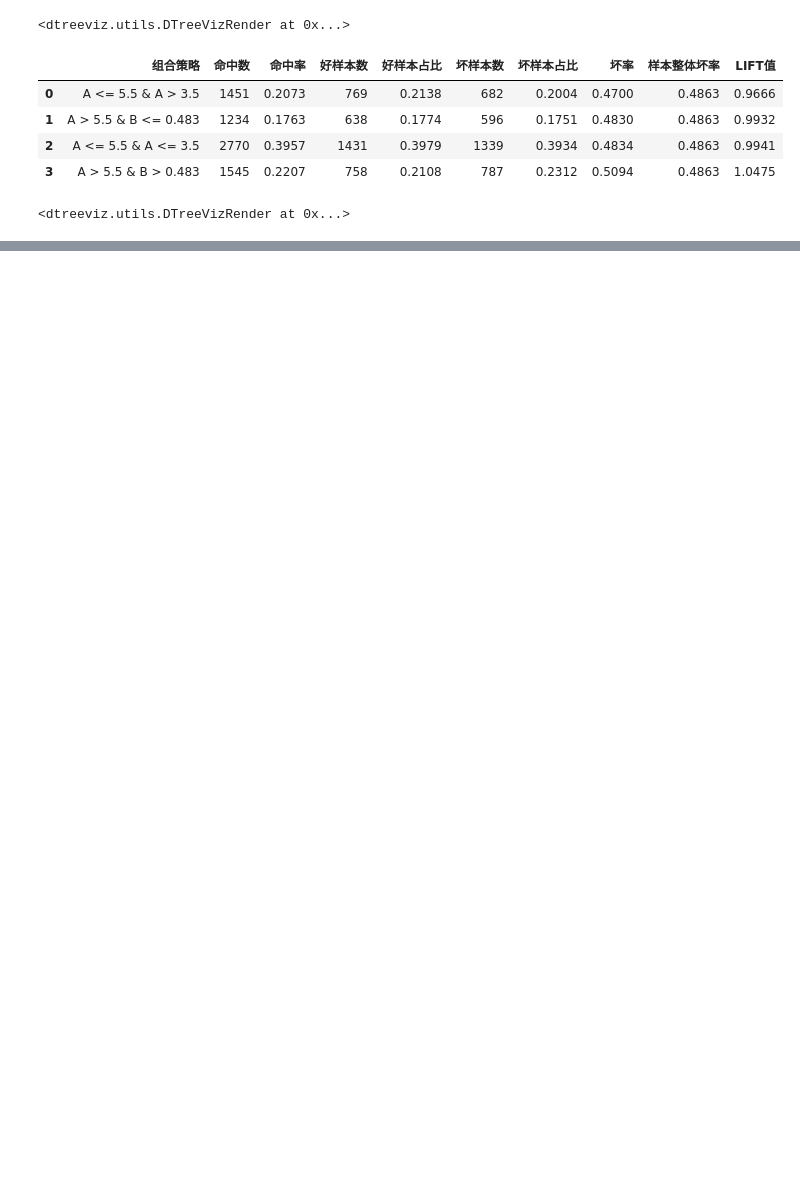
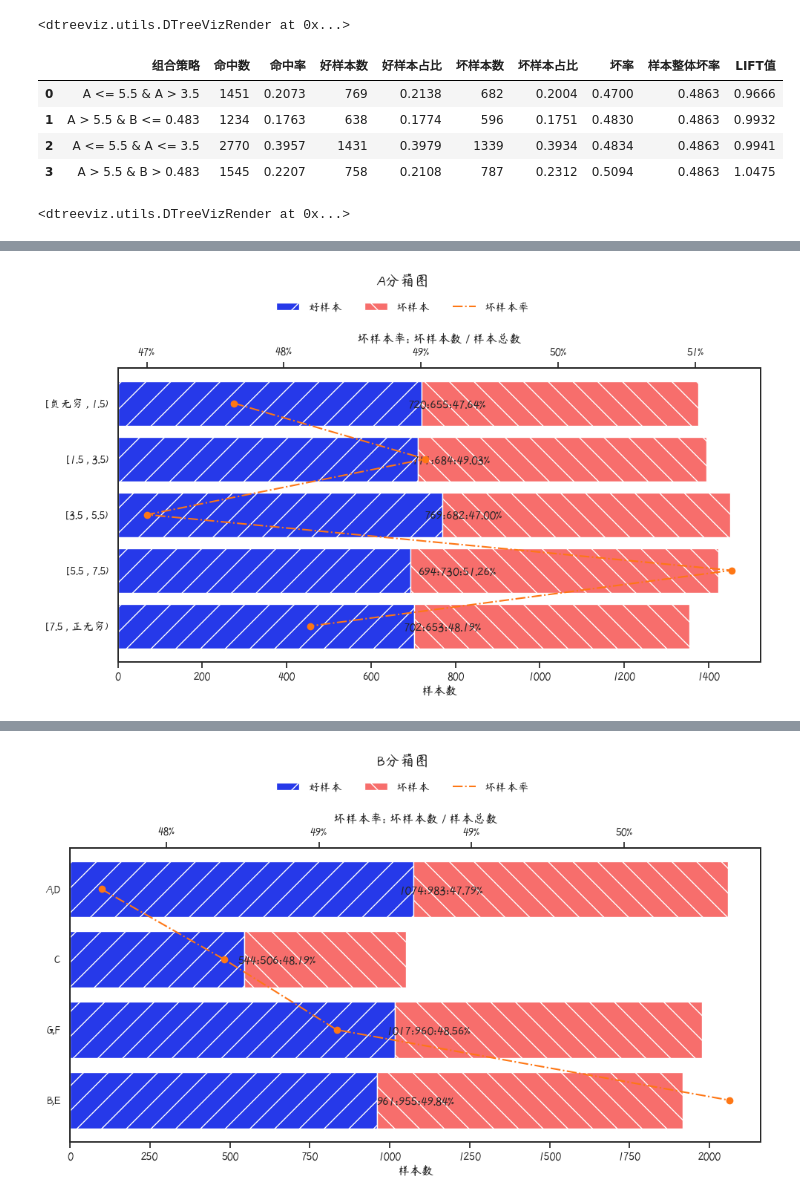
Before and after one commit to itlubber/pdtr, a Jupyter notebook: examples/pdtr_samplts.ipynb, the cells around one changed output, grey strips where cells are left out. Saved outputs shown, nothing was run; the diff lists cells and outputs as text; code cells hidden in the pictures; blank space fills up the shorter version.

```diff
--- a/examples/pdtr_samplts.ipynb
+++ b/examples/pdtr_samplts.ipynb
@@ -86,18 +88,14 @@ all_rules[1]
 | 10 | A <= 5.5 & A <= 3.5 | 1162 | 0.3873 | 591 | 0.3838 | 571 | 0.3911 | 0.4914 | 0.4867 | 1.0097 |
 | 11 | A > 5.5 & B > 0.483 | 725 | 0.2417 | 382 | 0.2481 | 343 | 0.2349 | 0.4731 | 0.4867 | 0.9721 |
 # %%
-# %matplotlib inline
+import matplotlib.pyplot as plt
+from scorecardpipeline import inverse_feature_bins
 
-# import matplotlib.pyplot as plt
-
-
-# for col in data.columns.drop("target"):
-#     feature_table_train = pdtr_instance.query_feature_rule(train, col, desc="训练数据集", ks=True, min_bin_size=0.15, max_bin_size=3, method="dt")
-#     feature_table_test = pdtr_instance.query_feature_rule(test, col, desc="测试数据集", ks=True, rules=pdtr_instance.combiner.rules[col])
-#     display(feature_table_train)
-#     display(feature_table_test)
-#     fig = pdtr_instance.bin_plot(feature_table_train, desc=col, save=f"model_report/bin_plots/bin_vars_{col}.png")
-#     plt.show()
-
-#     # train_feature_table = pdtr_instance.query_feature_rule(data, col, desc="单变量策略挖掘", bin_plot=True, ks=True, min_bin_size=0.15, max_bin_size=3, method="dt")
-#     # display(train_feature_table)
+for col in data.columns.drop("target"):
+    feature_table_train = pdtr_instance.query_feature_rule(train, col, desc="训练数据集", ks=True, min_bin_size=0.15, max_bin_size=3, method="dt")
+    feature_table_test = pdtr_instance.query_feature_rule(test, col, desc="测试数据集", ks=True, rules=inverse_feature_bins(feature_table_train))
+    display(feature_table_train)
+    display(feature_table_test)
+    pdtr_instance.bin_plot(feature_table_train, desc=col, save=f"model_report/bin_plots/bin_vars_{col}.png")
+    plt.show()
+# %% [output]
@@ -103,0 +114 @@ all_rules[1]
+[figure, added]
@@ -103,0 +125 @@ all_rules[1]
+[figure, added]
```
Also changed, not shown: parts of 4 cells of this notebook, 8 other files.
